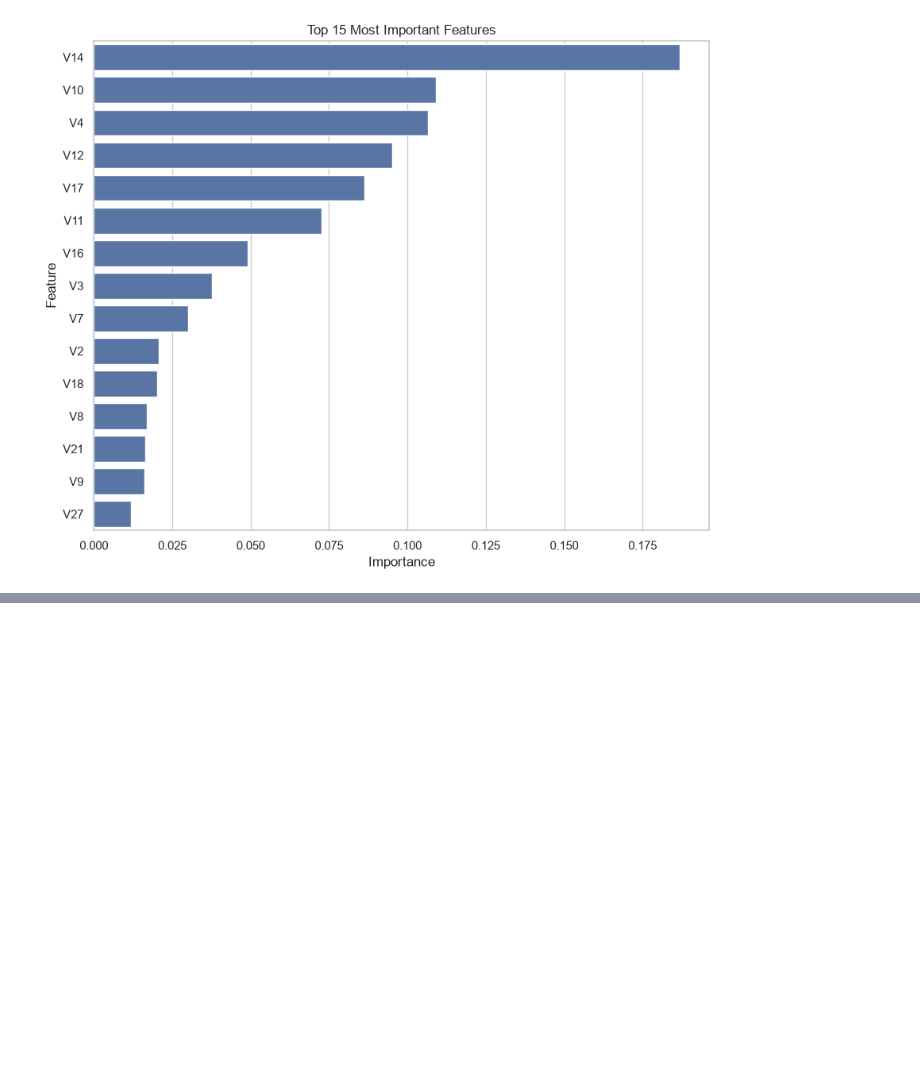
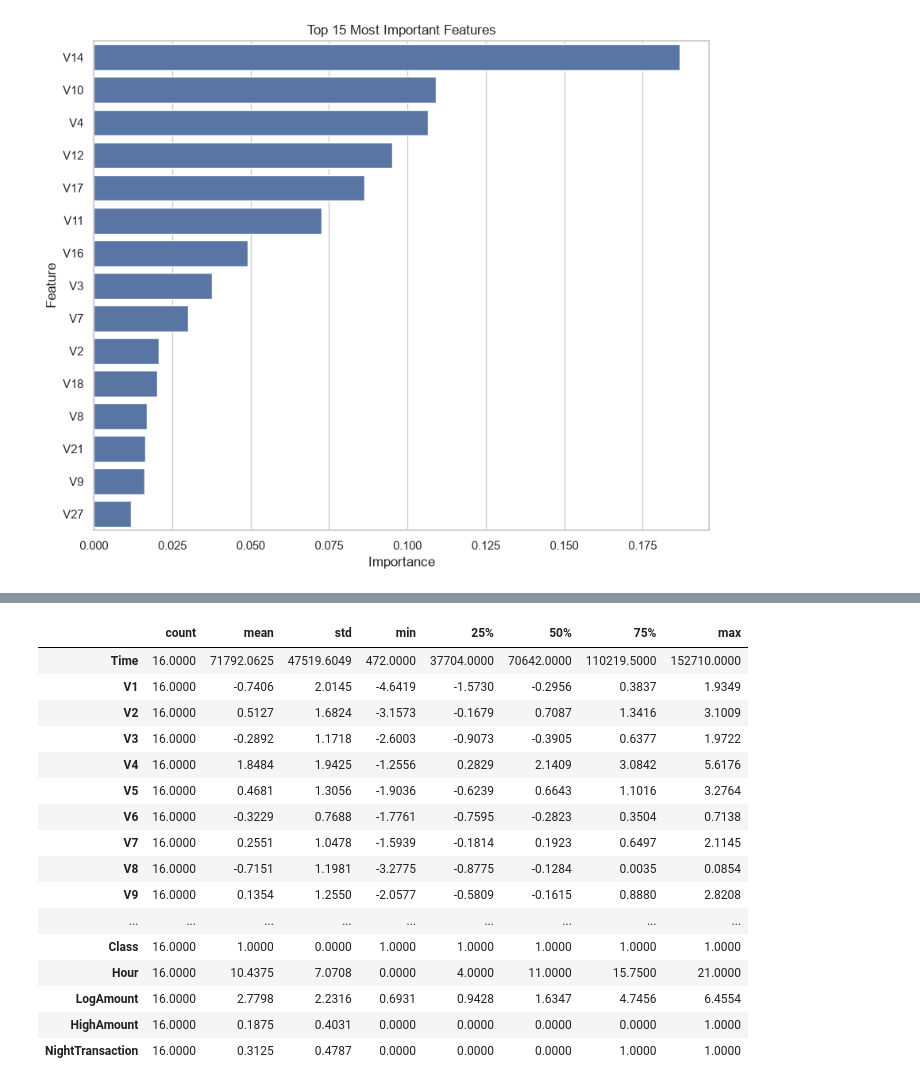
Before and after one commit to meerkanani-40/Credit-Card-Fraud-Detection, a Jupyter notebook: Credit_Card_Fraud_Detection.ipynb, the cells around one changed output, grey strips where cells are left out. Saved outputs shown, nothing was run; the diff lists cells and outputs as text; code cells hidden in the pictures; blank space fills up the shorter version.

```diff
--- a/Credit_Card_Fraud_Detection.ipynb
+++ b/Credit_Card_Fraud_Detection.ipynb
@@ -2210,0 +2346,11 @@ plt.show()
+# %%
+false_negative_index = X_test_scaled[
+    (y_test == 1) &
+    (y_pred == 0)
+].index
+
+false_negative = df.loc[false_negative_index]
+
+print("Number of False Negatives")
+
+print(false_negative.shape[0])
@@ -2210,0 +2369,20 @@ plt.show()
+# %%
+false_negative.describe().T
+# %% [output]
+|  | count | mean | std | min | 25% | 50% | 75% | max |
+| Time | 16.0000 | 71792.0625 | 47519.6049 | 472.0000 | 37704.0000 | 70642.0000 | 110219.5000 | 152710.0000 |
+| V1 | 16.0000 | -0.7406 | 2.0145 | -4.6419 | -1.5730 | -0.2956 | 0.3837 | 1.9349 |
+| V2 | 16.0000 | 0.5127 | 1.6824 | -3.1573 | -0.1679 | 0.7087 | 1.3416 | 3.1009 |
+| V3 | 16.0000 | -0.2892 | 1.1718 | -2.6003 | -0.9073 | -0.3905 | 0.6377 | 1.9722 |
+| V4 | 16.0000 | 1.8484 | 1.9425 | -1.2556 | 0.2829 | 2.1409 | 3.0842 | 5.6176 |
+| V5 | 16.0000 | 0.4681 | 1.3056 | -1.9036 | -0.6239 | 0.6643 | 1.1016 | 3.2764 |
+| V6 | 16.0000 | -0.3229 | 0.7688 | -1.7761 | -0.7595 | -0.2823 | 0.3504 | 0.7138 |
+| V7 | 16.0000 | 0.2551 | 1.0478 | -1.5939 | -0.1814 | 0.1923 | 0.6497 | 2.1145 |
+| V8 | 16.0000 | -0.7151 | 1.1981 | -3.2775 | -0.8775 | -0.1284 | 0.0035 | 0.0854 |
+| V9 | 16.0000 | 0.1354 | 1.2550 | -2.0577 | -0.5809 | -0.1615 | 0.8880 | 2.8208 |
+| ... | ... | ... | ... | ... | ... | ... | ... | ... |
+| Class | 16.0000 | 1.0000 | 0.0000 | 1.0000 | 1.0000 | 1.0000 | 1.0000 | 1.0000 |
+| Hour | 16.0000 | 10.4375 | 7.0708 | 0.0000 | 4.0000 | 11.0000 | 15.7500 | 21.0000 |
+| LogAmount | 16.0000 | 2.7798 | 2.2316 | 0.6931 | 0.9428 | 1.6347 | 4.7456 | 6.4554 |
+| HighAmount | 16.0000 | 0.1875 | 0.4031 | 0.0000 | 0.0000 | 0.0000 | 0.0000 | 1.0000 |
+| NightTransaction | 16.0000 | 0.3125 | 0.4787 | 0.0000 | 0.0000 | 0.0000 | 1.0000 | 1.0000 |
```
Also changed, not shown: parts of 13 cells of this notebook.
